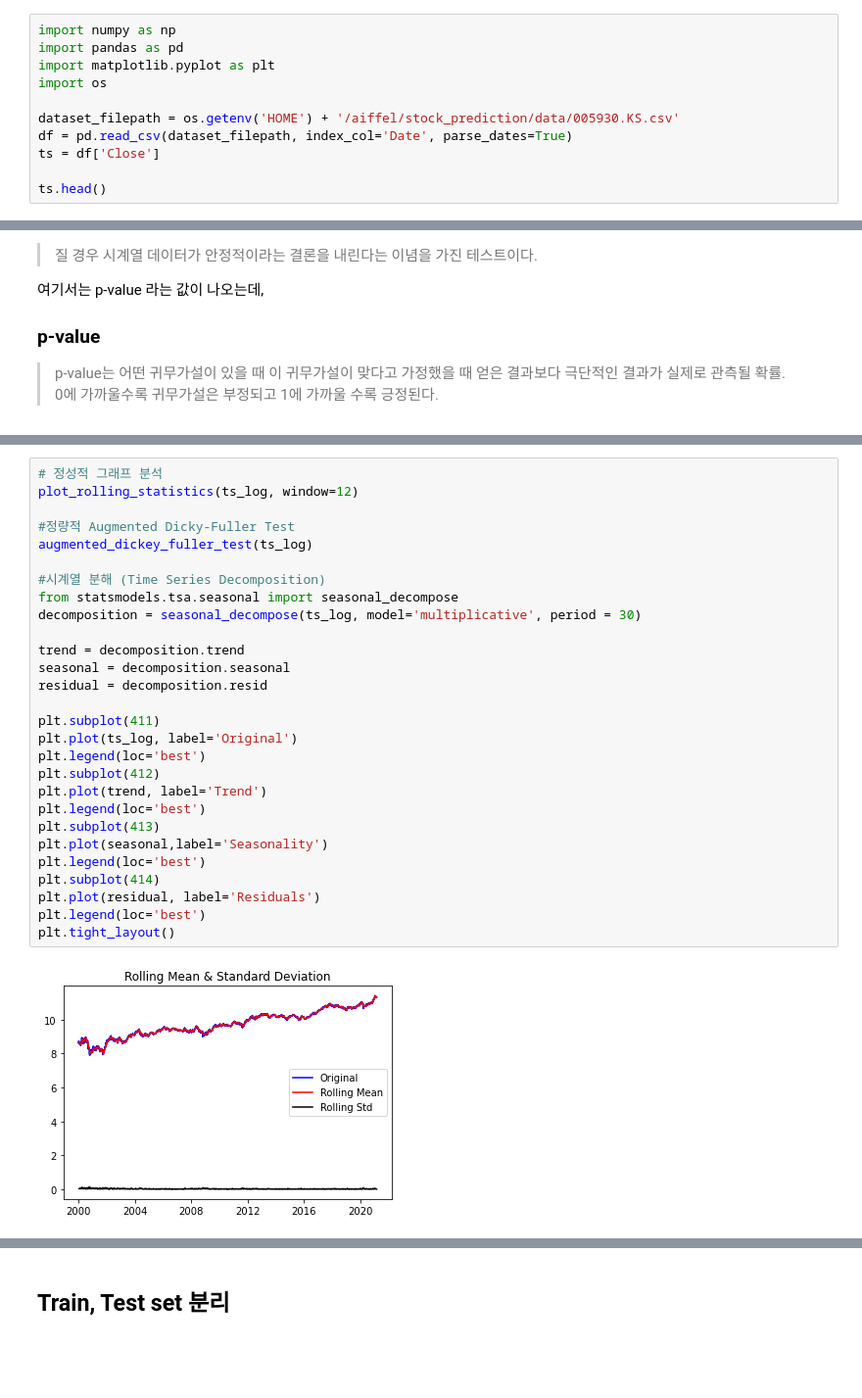
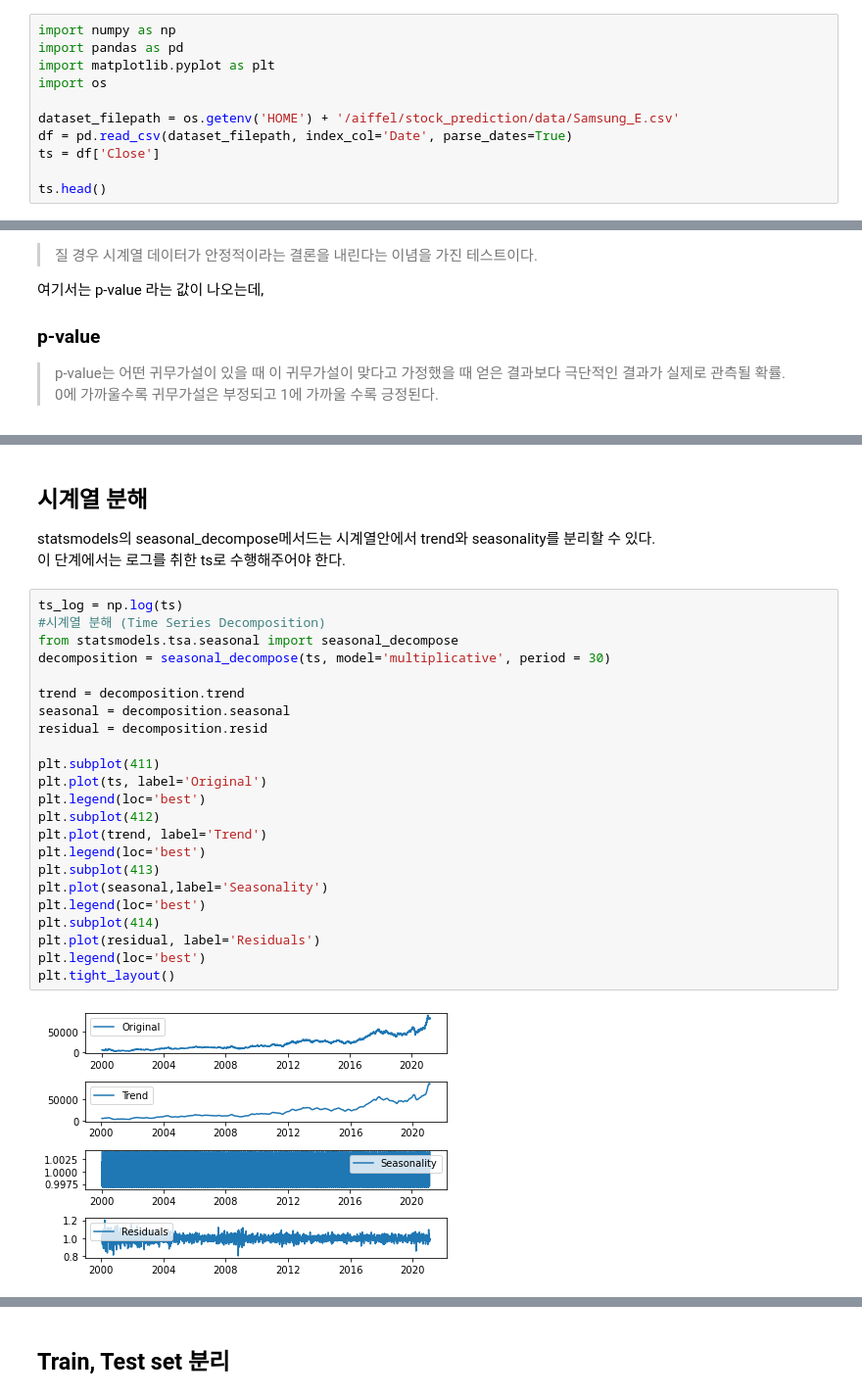
Before and after one commit to yeoooo/AI_Aiffel, a Jupyter notebook: (E13)Stock_Prediction_2021_02_25_yeoooo.ipynb, the cells around one changed output, grey strips where cells are left out. Shown at 98% size. Cells and saved outputs as stored; diff of their text form; blank space fills up the shorter version.

```diff
--- a/(E13)Stock_Prediction_2021_02_25_yeoooo.ipynb
+++ b/(E13)Stock_Prediction_2021_02_25_yeoooo.ipynb
@@ -8,7 +8,7 @@ import pandas as pd
 import matplotlib.pyplot as plt
 import os
 
-dataset_filepath = os.getenv('HOME') + '/aiffel/stock_prediction/data/005930.KS.csv'
+dataset_filepath = os.getenv('HOME') + '/aiffel/stock_prediction/data/Samsung_E.csv'
 df = pd.read_csv(dataset_filepath, index_col='Date', parse_dates=True)
 ts = df['Close']
 
@@ -62,30 +217,29 @@ def augmented_dickey_fuller_test(timeseries):
+# %% [markdown]
+## 시계열 분해
+statsmodels의 seasonal_decompose메서드는 시계열안에서 trend와 seasonality를 분리할 수 있다.
+이 단계에서는 로그를 취한 ts로 수행해주어야 한다.
 # %%
-# 정성적 그래프 분석
-plot_rolling_statistics(ts_log, window=12)
-
-#정량적 Augmented Dicky-Fuller Test
-augmented_dickey_fuller_test(ts_log)
-
+ts_log = np.log(ts)
 #시계열 분해 (Time Series Decomposition)
 from statsmodels.tsa.seasonal import seasonal_decompose
-decomposition = seasonal_decompose(ts_log, model='multiplicative', period = 30)
+decomposition = seasonal_decompose(ts, model='multiplicative', period = 30)
 
 trend = decomposition.trend
 seasonal = decomposition.seasonal
 residual = decomposition.resid
 
 plt.subplot(411)
-plt.plot(ts_log, label='Original')
+plt.plot(ts, label='Original')
 plt.legend(loc='best')
 plt.subplot(412)
 plt.plot(trend, label='Trend')
 plt.legend(loc='best')
 plt.subplot(413)
 plt.plot(seasonal,label='Seasonality')
 plt.legend(loc='best')
 plt.subplot(414)
 plt.plot(residual, label='Residuals')
 plt.legend(loc='best')
 plt.tight_layout()
 # %% [output]
-[figure, old version]
+[figure, new version]
```
Also changed, not shown: parts of 77 cells of this notebook.
